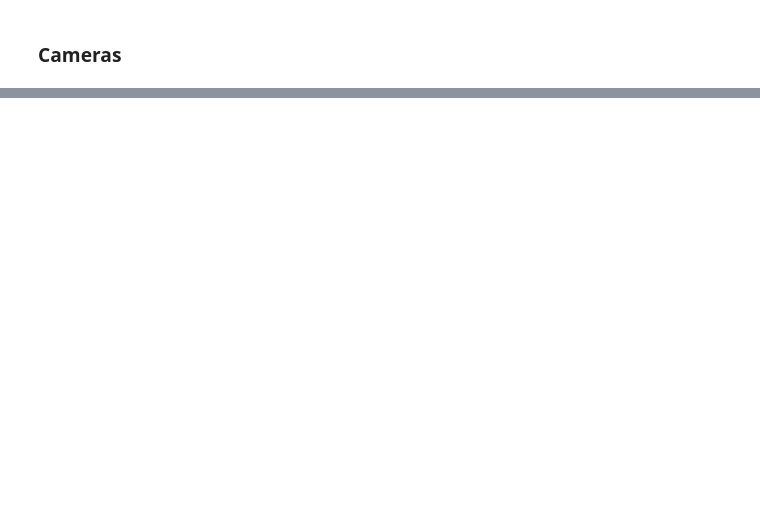
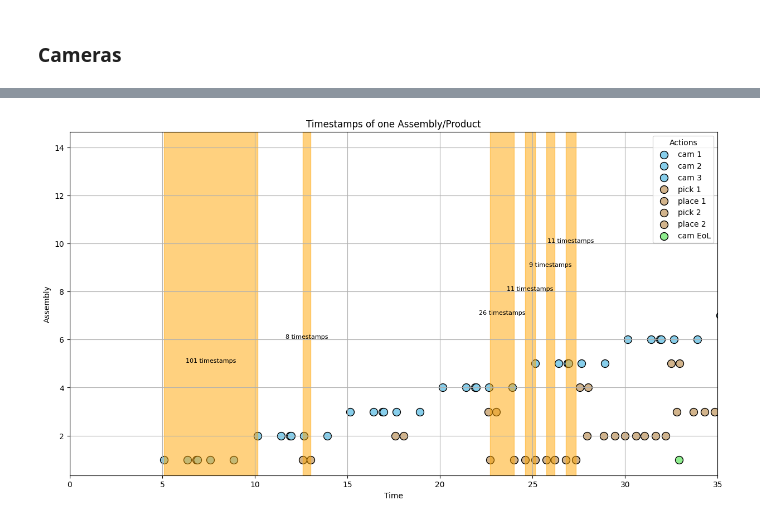
Before and after one commit to brjo0501/Master-Thesis_Code, a Jupyter notebook: Read Files.ipynb, the cells around one changed output, grey strips where cells are left out. Cells and saved outputs as stored; diff of their text form; code cells hidden in the pictures; blank space fills up the shorter version.

```diff
--- a/Read Files.ipynb
+++ b/Read Files.ipynb
@@ -353,0 +255,63 @@ plt.show()
+# %%
+actions = list(event_data_df.columns[1:])
+events_by_action = {action: [] for action in actions}
+
+for event in events_list:
+    events_by_action[event["action"]].append(event)
+
+action_colors = {
+    "cam 1": "skyblue",
+    "cam 2": "skyblue",
+    "cam 3": "skyblue",
+    "pick 1": "tan",
+    "pick 2": "tan",
+    "place 1": "tan",
+    "place 2": "tan",
+    "cam EoL": "lightgreen"
+}
+
+fig, ax = plt.subplots(figsize=(15, 8))
+
+for action in actions:
+    times = [event["time"] for event in events_by_action[action]]
+    assemblies = [event["assembly"] for event in events_by_action[action]]
+    ax.scatter(times, assemblies, c=action_colors[action], s=100, edgecolor='black', label=action)
+
+regions = []
+current_region_start = None
+
+
+for event in events_list:
+    if ('cam 1' in event["action"] or 'cam 2' in event["action"] or 'cam 3' in event["action"]) and event['assembly'] == 1:
+        if current_region_start is None:
+            current_region_start = event["time"]
+    else:
+        if current_region_start is not None and event['assembly'] > 0:
+            regions.append((current_region_start, event["time"]))
+            current_region_start = None
+
+for event in events_list:
+    if ('pick 1' in event["action"] or 'pick 2' in event["action"]) and event['assembly'] ==1:
+        if current_region_start is None:
+            current_region_start = event["time"]
+    elif ('place 1' in event["action"] or 'place 2' in event["action"]) and event['assembly'] ==1:
+        if current_region_start is not None and event['assembly'] > 0:
+            regions.append((current_region_start, event["time"]))
+            current_region_start = None
+
+counter = 0
+
+for start, end  in regions:
+    ax.axvspan(start, end, color = 'orange', alpha=0.5)
+    counter +=1
+    ax.text((start + end) / 2.0,4+counter*1,f'{math.floor((end-start)/0.05)} timestamps', ha='center', va='bottom', fontsize=8, color='black')
+
+ax.set_xlabel('Time')
+ax.set_ylabel('Assembly')
+ax.set_title('Timestamps of one Assembly/Product')
+ax.set_xlim(0, 35)
+ax.legend(title="Actions")
+plt.grid(True)
+plt.show()
+# %% [output]
+[figure, added]
```
Also changed, not shown: parts of 13 cells of this notebook, 6 other files.
